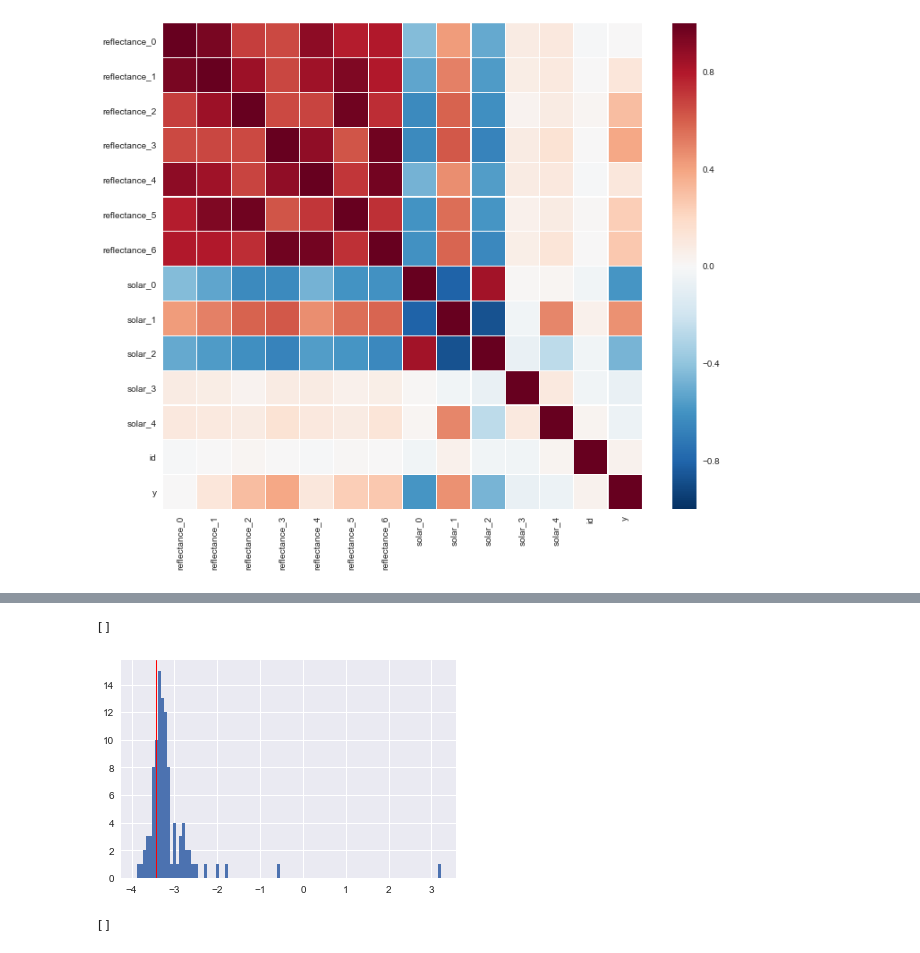
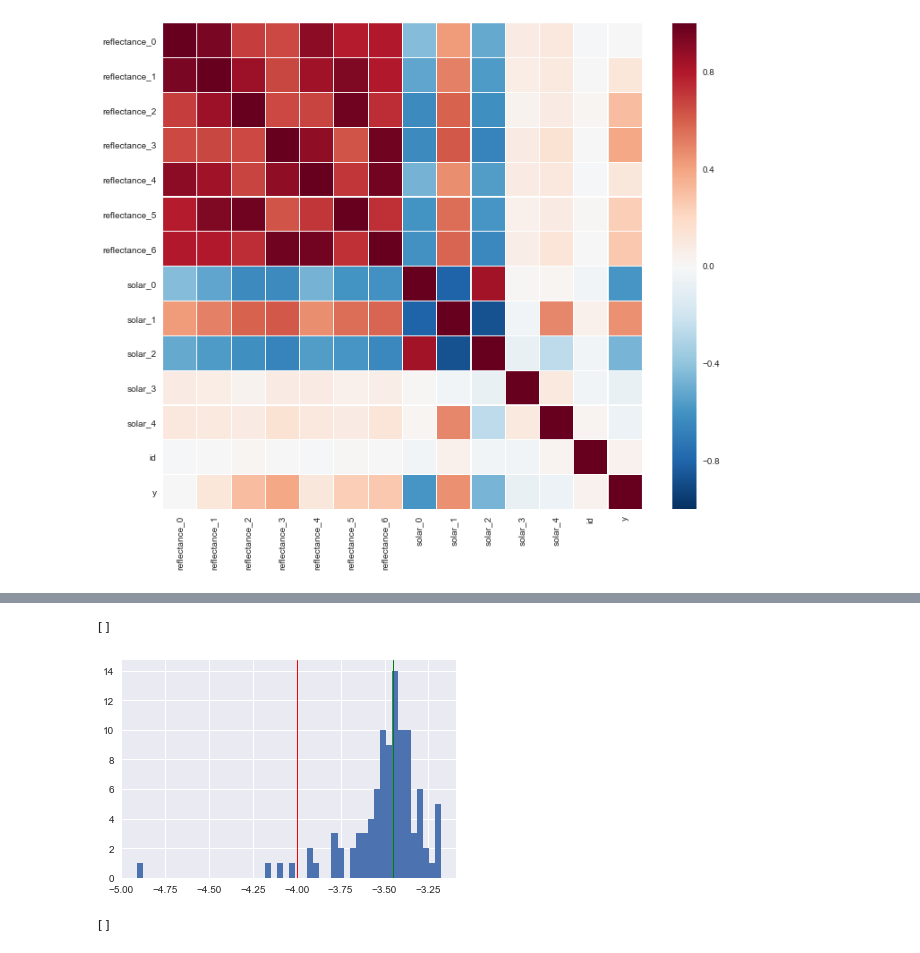
Before and after one commit to anthonyhu/aerosol-depth-prediction, a Jupyter notebook: Exploratory data analysis.ipynb, the cells around one changed output, grey strips where cells are left out. Saved outputs shown, nothing was run; the diff lists cells and outputs as text; code cells hidden in the pictures.

```diff
--- a/Exploratory data analysis.ipynb
+++ b/Exploratory data analysis.ipynb
@@ -205,0 +192,10 @@ plot_pruning()
+# %%
+train_fold, validation_fold = train_copy[19600:].copy(), train_copy[:19600].copy()
+# %%
+# Preprocessing
+cols_excl = ["id", "y"]
+cols_orig = [c for c in train_fold.columns if c not in cols_excl]
+
+# Standardise data for LR
+train_fold[cols_orig] = scale(train_fold[cols_orig])
+validation_fold[cols_orig] = scale(validation_fold[cols_orig])
@@ -205,0 +339,2 @@ plot_pruning()
+# %%
+y_hat_df = y_hat_hist(train_fold, validation_fold)
@@ -205,0 +394,10 @@ plot_pruning()
+# %%
+
+y_hat_med = y_hat_df.groupby("id").median()["y_hat"].to_dict()
+y_hat_df["y_hat_med"] = y_hat_df["id"].map(y_hat_med).values
+RMSE = np.sqrt(mean_squared_error(y_hat_df["y_hat_med"], y_hat_df["y"]))
+
+y_summary = y_hat_df.groupby("id")[["y", "y_hat_med"]].first().reset_index()
+y_summary["RMSE"] = (y_summary["y"] - y_summary["y_hat_med"])**2
+
+y_summary.sort_values(by="RMSE")
@@ -206,10 +423,13 @@ plot_pruning()
 # %%
-plt.hist(y_hat_list[0], bins=100)
-plt.axvline(x=train["y"].unique()[plotting_id - 1], linewidth=1, color="red")
+y_hat_plot = y_hat_df[y_hat_df["id"] == 1]
+
+plt.hist(y_hat_plot["y_hat"], bins=50)
+plt.axvline(x=y_hat_plot["y"].unique(), linewidth=1, color="red")
+plt.axvline(x=y_hat_plot["y_hat_med"].unique(), linewidth=1, color="green")
 plt.plot()
 # %% [output]
 []
-[figure, old version]
+[figure, new version]
 # %%
 plt.hist(y_hat_list[25], bins=100)
 plt.axvline(x=train["y"].unique()[plotting_id - 1], linewidth=1, color="red")
```
Also changed, not shown: parts of 29 cells of this notebook, 1 other file.
